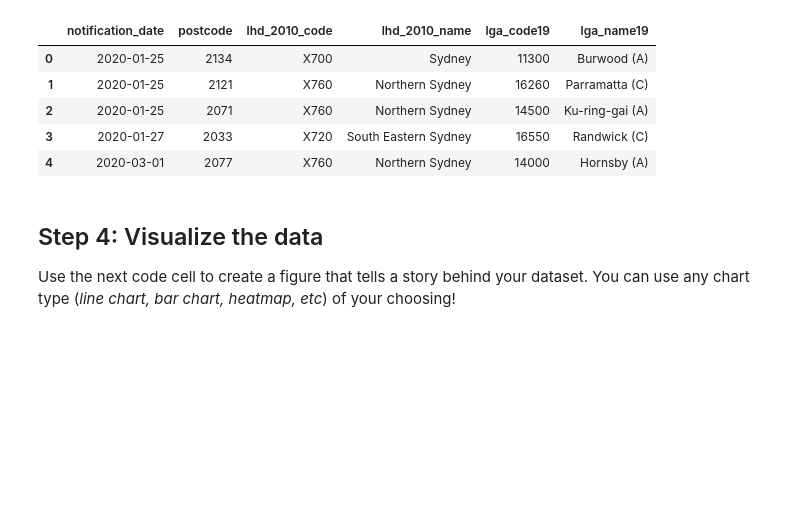
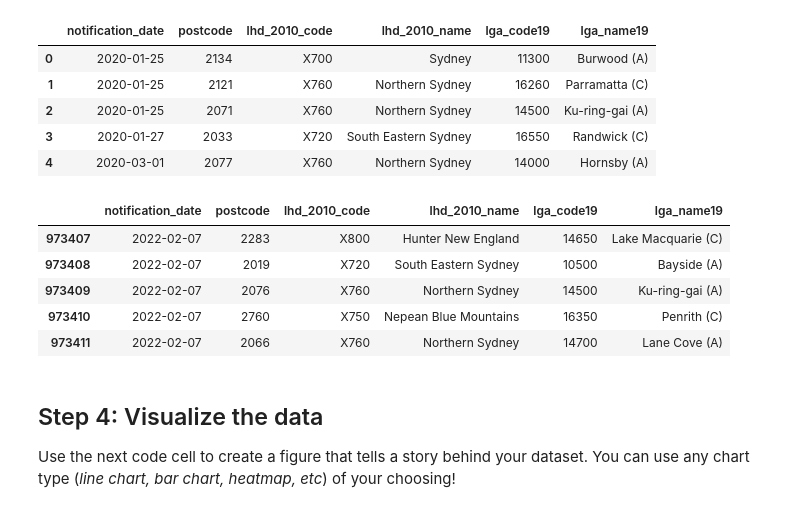
Before and after one commit to andersonlong/kaggle-courses, a Jupyter notebook: exercise-final-project.ipynb, the cells around one changed output. Drawn from its saved outputs; the diff is of its cells as text; code cells hidden in the pictures; blank space fills up the shorter version.

```diff
--- a/exercise-final-project.ipynb
+++ b/exercise-final-project.ipynb
@@ -105,6 +105,16 @@ my_data.head()
 | 2 | 2020-01-25 | 2071 | X760 | Northern Sydney | 14500 | Ku-ring-gai (A) |
 | 3 | 2020-01-27 | 2033 | X720 | South Eastern Sydney | 16550 | Randwick (C) |
 | 4 | 2020-03-01 | 2077 | X760 | Northern Sydney | 14000 | Hornsby (A) |
+# %%
+# Print the last five rows of the data
+my_data.tail()
+# %% [output]
+|  | notification_date | postcode | lhd_2010_code | lhd_2010_name | lga_code19 | lga_name19 |
+| 973407 | 2022-02-07 | 2283 | X800 | Hunter New England | 14650 | Lake Macquarie (C) |
+| 973408 | 2022-02-07 | 2019 | X720 | South Eastern Sydney | 10500 | Bayside (A) |
+| 973409 | 2022-02-07 | 2076 | X760 | Northern Sydney | 14500 | Ku-ring-gai (A) |
+| 973410 | 2022-02-07 | 2760 | X750 | Nepean Blue Mountains | 16350 | Penrith (C) |
+| 973411 | 2022-02-07 | 2066 | X760 | Northern Sydney | 14700 | Lane Cove (A) |
 # %% [markdown]
 ## Step 4: Visualize the data
 
```
Also changed, not shown: parts of 1 cell of this notebook.
